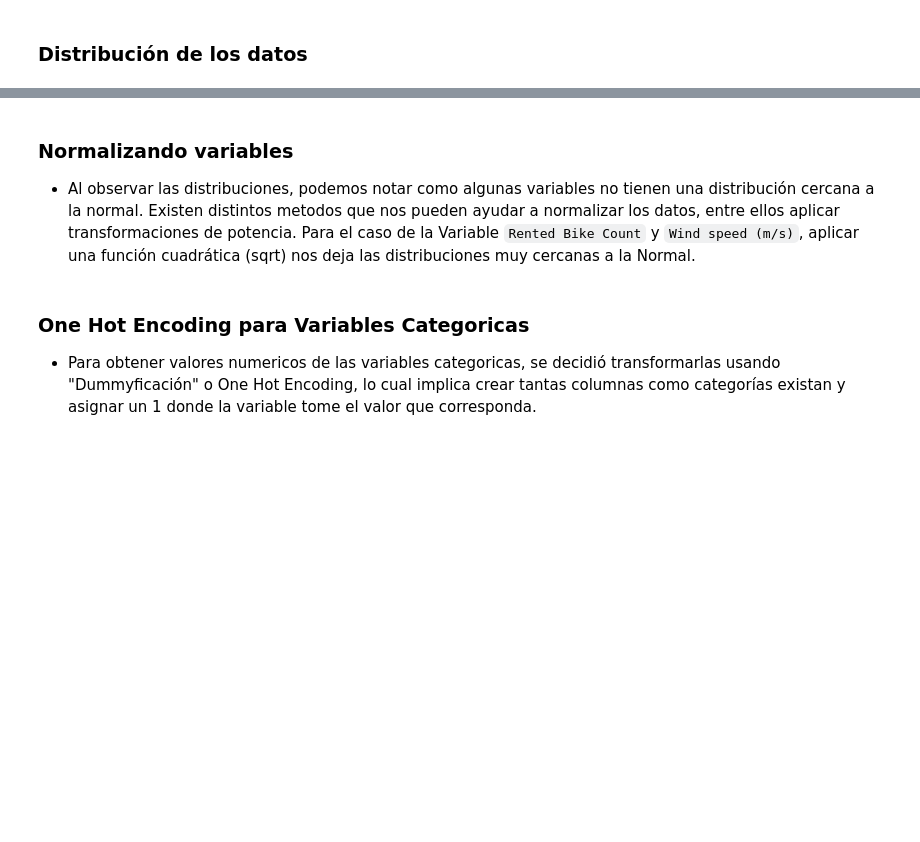
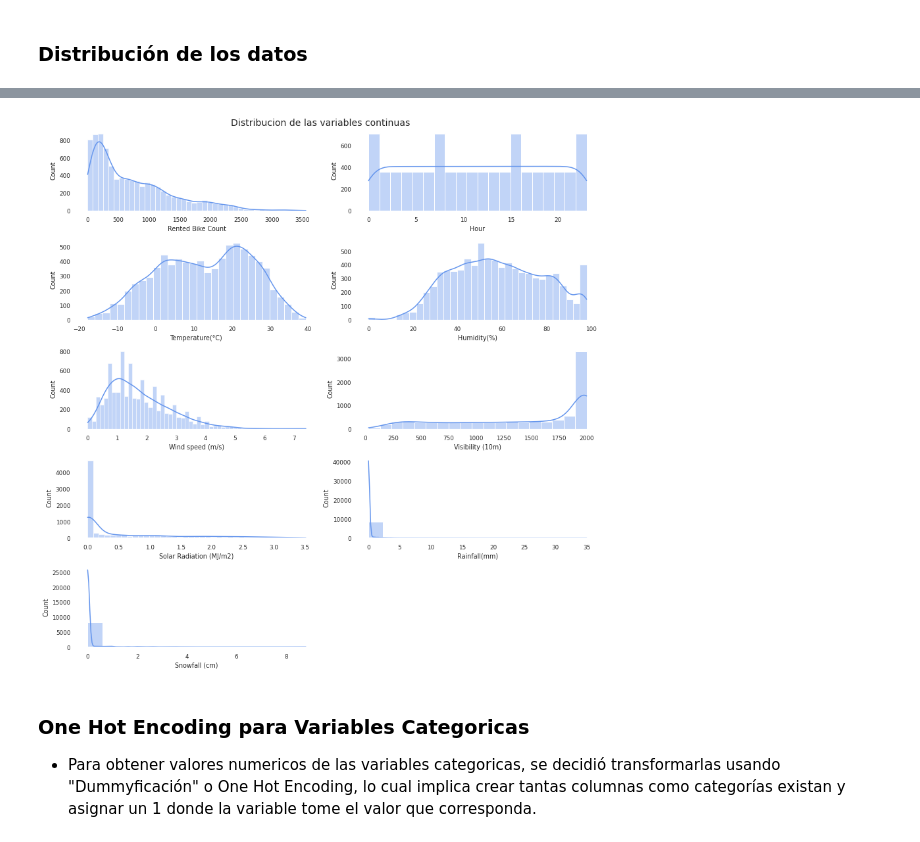
Before and after one commit to ignaciofuentesnavarro/MagisterDS, a Jupyter notebook: Capstone Project Seoul Bike/notebooks/Limpieza-Capstone_Grupo4_BikesSeul.ipynb, the cells around one changed output, grey strips where cells are left out. Drawn from its saved outputs; the diff is of its cells as text; code cells hidden in the pictures; blank space fills up the shorter version.

```diff
--- a/Capstone Project Seoul Bike/notebooks/Limpieza-Capstone_Grupo4_BikesSeul.ipynb
+++ b/Capstone Project Seoul Bike/notebooks/Limpieza-Capstone_Grupo4_BikesSeul.ipynb
@@ -35,6 +31,6 @@ import scipy.stats as stats
 df = pd.read_csv('https://raw.githubusercontent.com/patoram123/Proyecto_Visualizacion/main/datasets/public_bikes_2018/seul/SeoulBikeData.csv'
                 ,encoding='unicode escape')
 
-df['Date'] = pd.to_datetime(df['Date'],format="%d/%m/%Y")
+df['Date'] = pd.to_datetime(df['Date'])
 
 df.head()
@@ -138,8 +190,15 @@ df.describe()
 # %%
+columnas = df.drop(['Day', 'Month', 'Seasons', 'Holiday'], axis=1).columns
+
+count = 1
+
 plt.figure(figsize=(12, 12))
-for i, col in enumerate(df.select_dtypes(include=['float64','int64']).columns):
-    plt.rcParams['axes.facecolor'] = 'black'
-    ax = plt.subplot(6,2, i+1)
-    sns.histplot(data=df, x=col, ax=ax,color='red',kde=True)
-plt.suptitle('Data distribution of continuous variables')
+for i in columnas:
+    plt.rcParams['axes.facecolor'] = 'white'
+    plt.subplot(5,2, count)
+    sns.histplot(x=df[i], color='#6495ED',kde=True, alpha=0.4)
+    count += 1
+plt.suptitle('Distribucion de las variables continuas', fontsize=14)
 plt.tight_layout()
+# %% [output]
+[figure, added]
@@ -163,4 +204,0 @@ plotvariable(df,'Wind speed (m/s)')
-# %% [markdown]
-### Normalizando variables
-
-* Al observar las distribuciones, podemos notar como algunas variables no tienen una distribución cercana a la normal. Existen distintos metodos que nos pueden ayudar a normalizar los datos, entre ellos aplicar transformaciones de potencia. Para el caso de la Variable `Rented Bike Count` y `Wind speed (m/s)`, aplicar una función cuadrática (sqrt) nos deja las distribuciones muy cercanas a la Normal.
```
Also changed, not shown: parts of 22 cells of this notebook, 2 other files.
